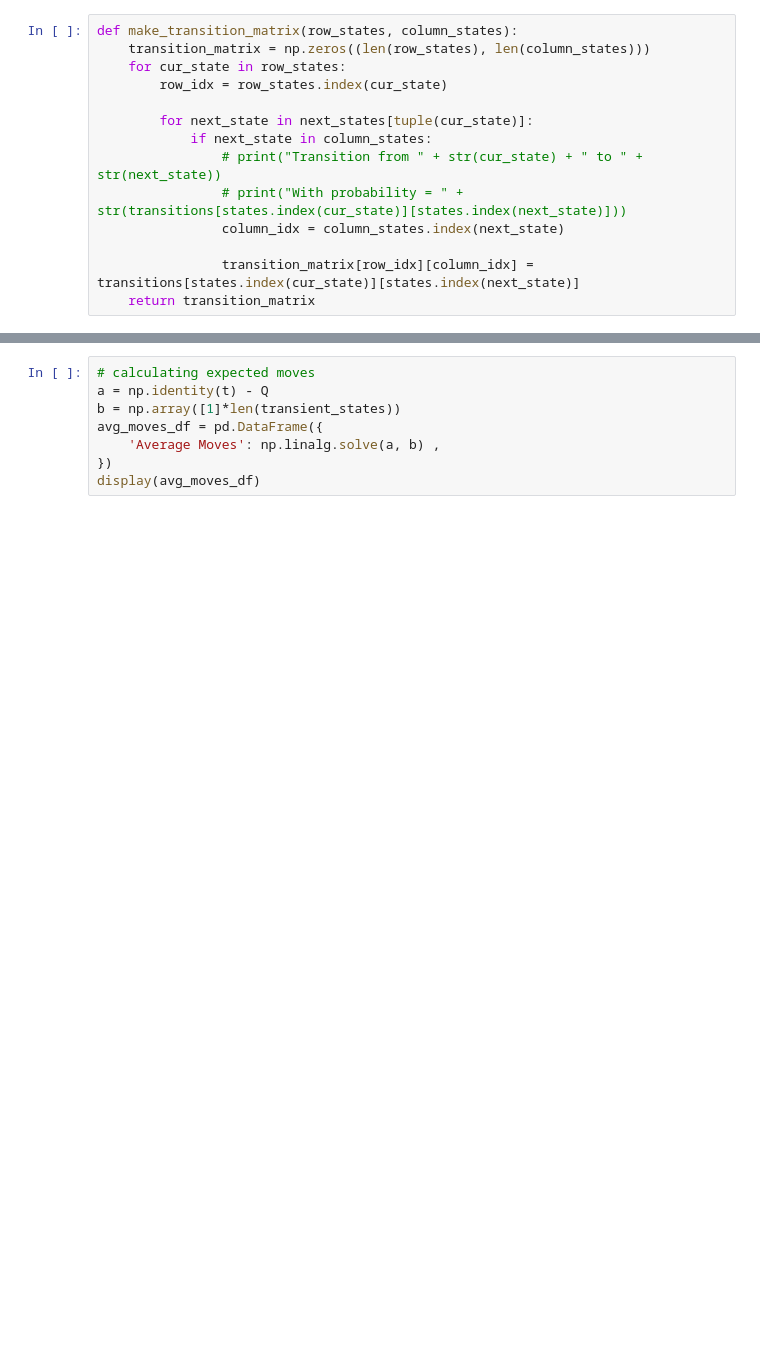
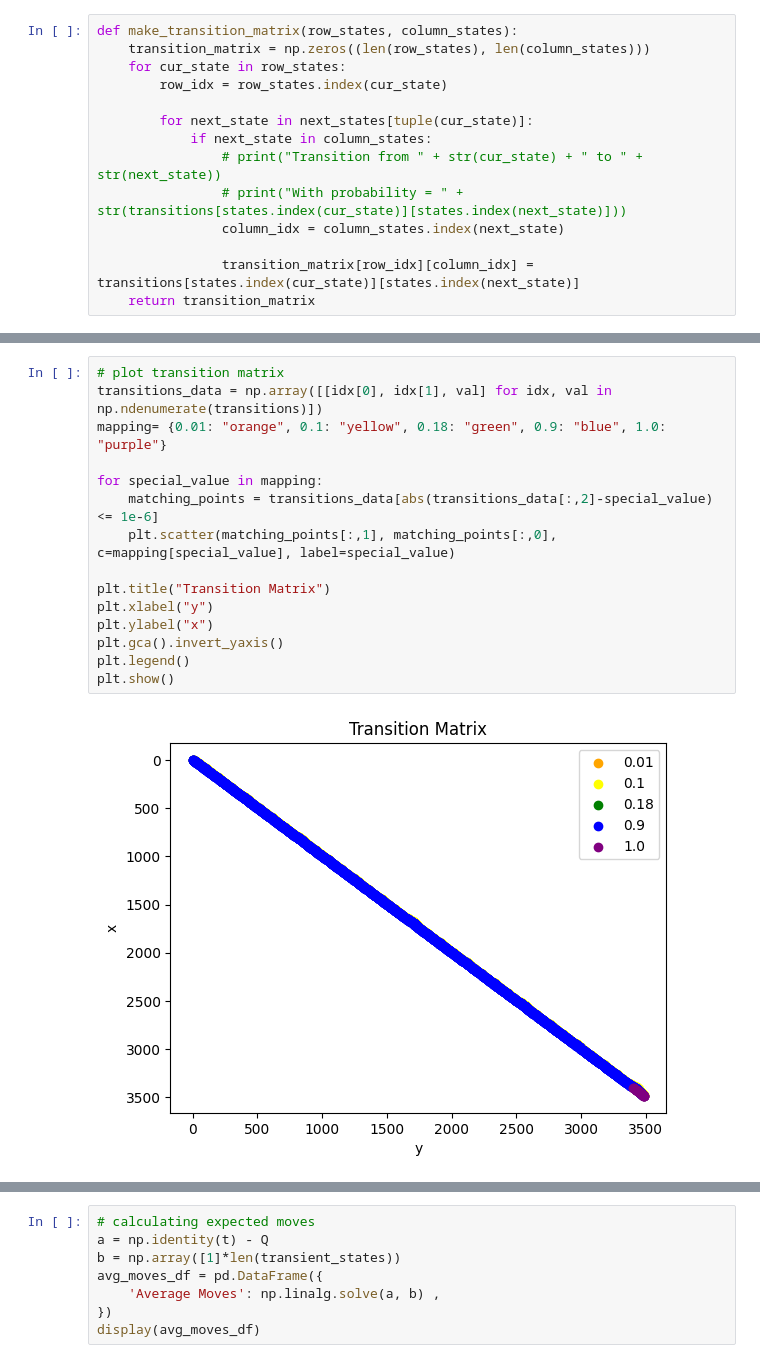
Before and after one commit to potpot1029/ESTR2018_Project, a Jupyter notebook: markov_chain.ipynb, the cells around one changed output, grey strips where cells are left out. Drawn from its saved outputs; the diff is of its cells as text; blank space fills up the shorter version.

```diff
--- a/markov_chain.ipynb
+++ b/markov_chain.ipynb
@@ -193,0 +218,17 @@ t, r, Q, R, P = make_fundamental_matrix()
+# %%
+# plot transition matrix
+transitions_data = np.array([[idx[0], idx[1], val] for idx, val in np.ndenumerate(transitions)])
+mapping= {0.01: "orange", 0.1: "yellow", 0.18: "green", 0.9: "blue", 1.0: "purple"}
+
+for special_value in mapping:
+    matching_points = transitions_data[abs(transitions_data[:,2]-special_value) <= 1e-6]
+    plt.scatter(matching_points[:,1], matching_points[:,0], c=mapping[special_value], label=special_value)
+
+plt.title("Transition Matrix")
+plt.xlabel("y")
+plt.ylabel("x")
+plt.gca().invert_yaxis()
+plt.legend()
+plt.show()
+# %% [output]
+[figure, added]
```
Also changed, not shown: parts of 14 cells of this notebook, 11 other files.
